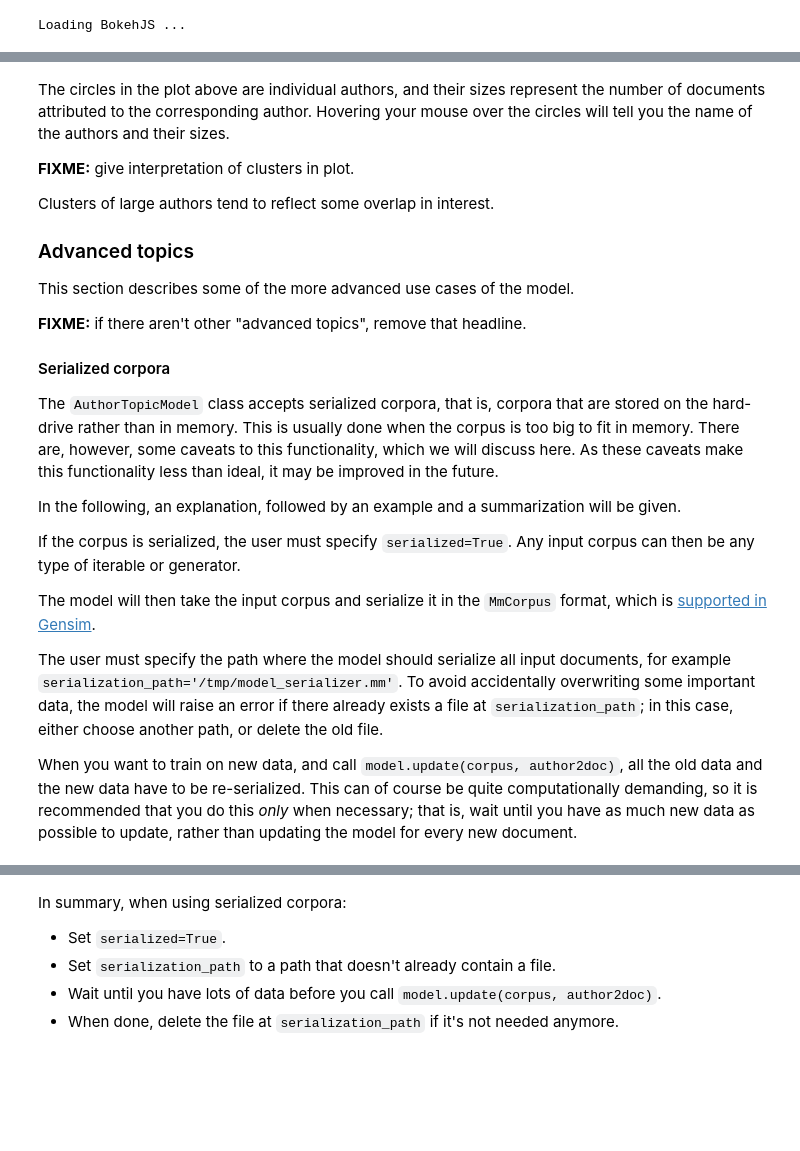
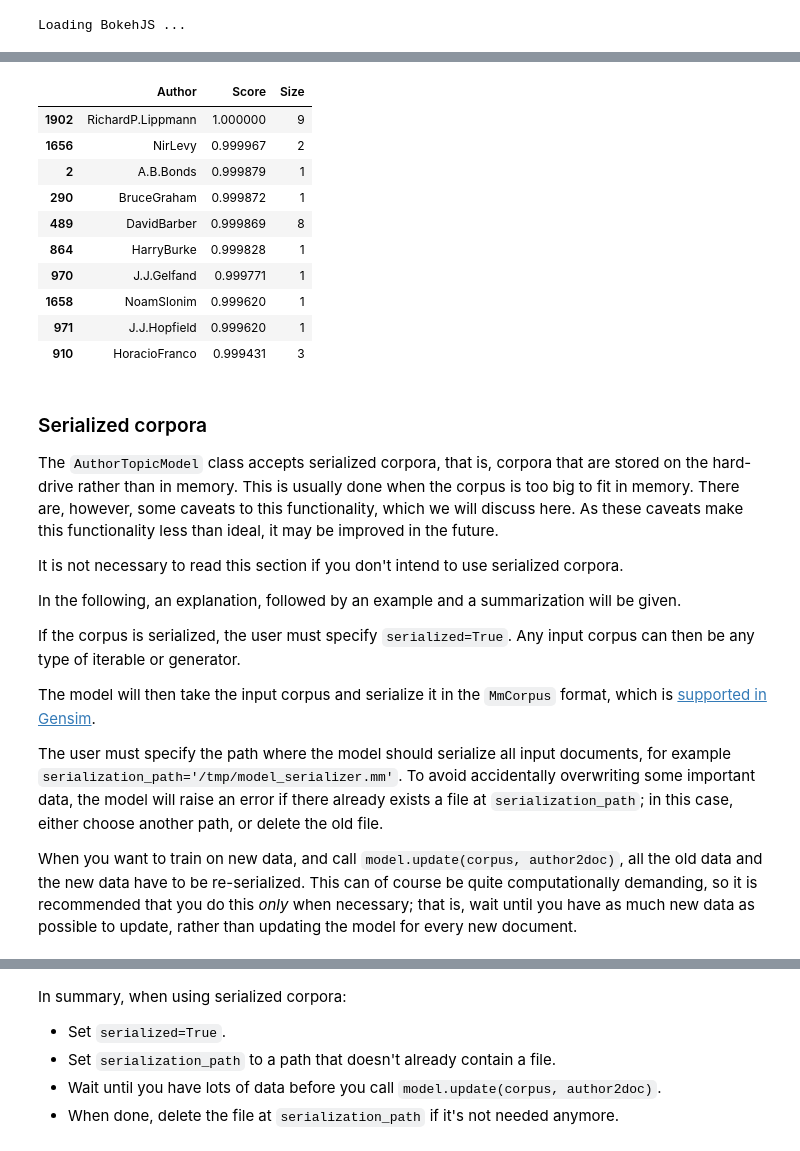
Before and after one commit to piskvorky/gensim, a Jupyter notebook: docs/notebooks/atmodel_tutorial.ipynb, the cells around one changed output, grey strips where cells are left out. Saved outputs shown, nothing was run; the diff lists cells and outputs as text; code cells hidden in the pictures; blank space fills up the shorter version.

```diff
--- a/docs/notebooks/atmodel_tutorial.ipynb
+++ b/docs/notebooks/atmodel_tutorial.ipynb
@@ -422,19 +551,23 @@ show(p)
+# %%
+get_table('JamesM.Bower')
+# %% [output]
+|  | Author | Score | Size |
+| 1902 | RichardP.Lippmann | 1.000000 | 9 |
+| 1656 | NirLevy | 0.999967 | 2 |
+| 2 | A.B.Bonds | 0.999879 | 1 |
+| 290 | BruceGraham | 0.999872 | 1 |
+| 489 | DavidBarber | 0.999869 | 8 |
+| 864 | HarryBurke | 0.999828 | 1 |
+| 970 | J.J.Gelfand | 0.999771 | 1 |
+| 1658 | NoamSlonim | 0.999620 | 1 |
+| 971 | J.J.Hopfield | 0.999620 | 1 |
+| 910 | HoracioFranco | 0.999431 | 3 |
 # %% [markdown]
-The circles in the plot above are individual authors, and their sizes represent the number of documents attributed to the corresponding author. Hovering your mouse over the circles will tell you the name of the authors and their sizes.
-
-**FIXME:** give interpretation of clusters in plot.
-
-Clusters of large authors tend to reflect some overlap in interest.
-
-### Advanced topics
-
-This section describes some of the more advanced use cases of the model.
-
-**FIXME:** if there aren't other "advanced topics", remove that headline.
-
-#### Serialized corpora
+### Serialized corpora
 
 The `AuthorTopicModel` class accepts serialized corpora, that is, corpora that are stored on the hard-drive rather than in memory. This is usually done when the corpus is too big to fit in memory. There are, however, some caveats to this functionality, which we will discuss here. As these caveats make this functionality less than ideal, it may be improved in the future.
+
+It is not necessary to read this section if you don't intend to use serialized corpora.
 
 In the following, an explanation, followed by an example and a summarization will be given.
 
```
Also changed, not shown: parts of 42 cells of this notebook, 1 other file.
